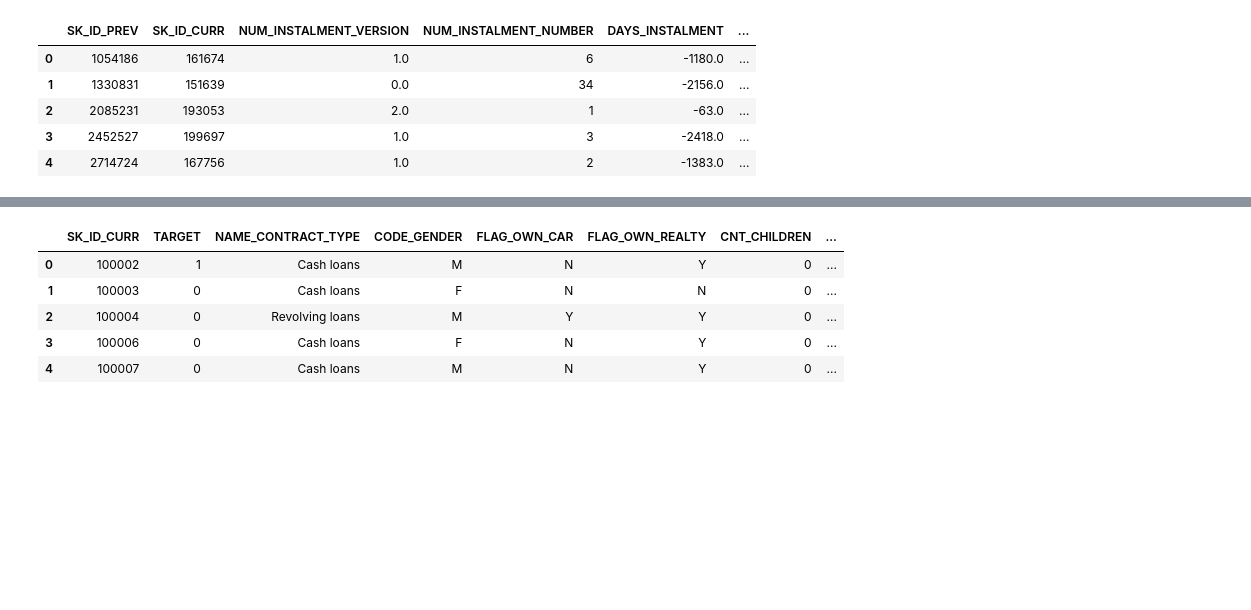
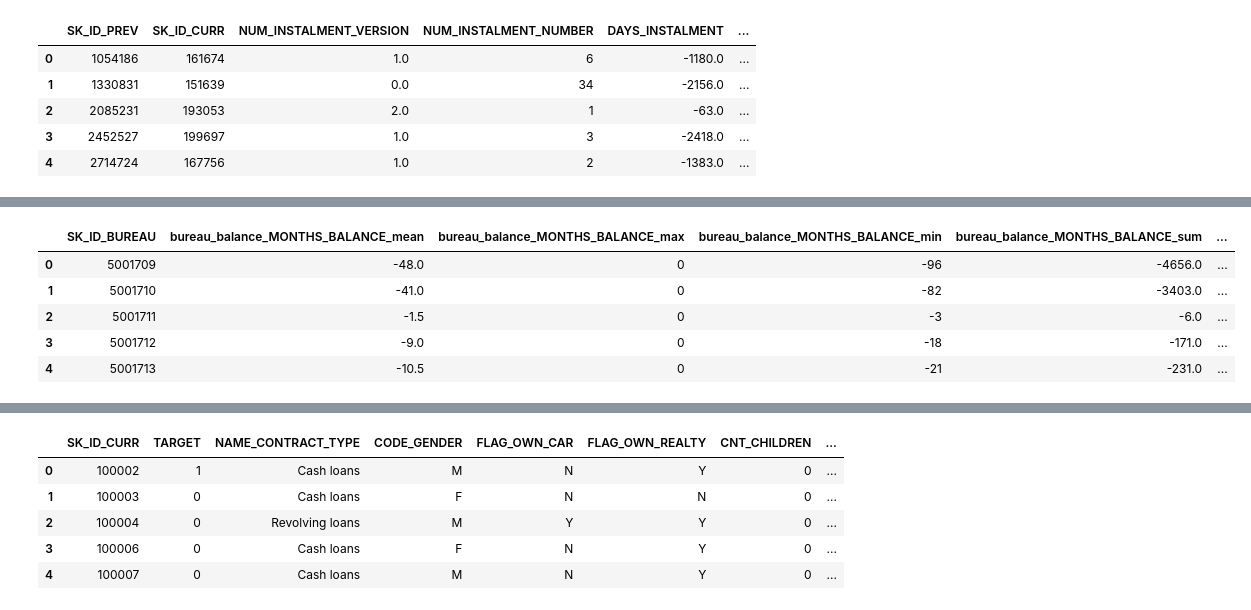
Before and after one commit to zahid1202/Credit_Default_Risk, a Jupyter notebook: Features_Engineering.ipynb, the cells around one changed output, grey strips where cells are left out. Saved outputs shown, nothing was run; the diff lists cells and outputs as text; code cells hidden in the pictures; blank space fills up the shorter version.

```diff
--- a/Features_Engineering.ipynb
+++ b/Features_Engineering.ipynb
@@ -225,6 +225,28 @@ class aggregator(object):
         aggregated_df.columns = column_names
         return aggregated_df
 
+    def categorical_aggregation(self,df, df_name,
+                            groupby_variable ="SK_ID_CURR",
+                            aggregation_functions = ["mean", "sum"] ):
+        # Creating dummies for object columns
+        categorical_dummies = pd.get_dummies(df.select_dtypes("object"))
+        # transferring group_by variable
+        categorical_dummies[groupby_variable ] = df[groupby_variable ]
+        # Grouping by
+        categorical_dummies_grouped = categorical_dummies.groupby(groupby_variable ).agg(aggregation_functions )
+
+        # Rename the column names after the dataframe
+
+        column_names =[]
+
+        for column_name in categorical_dummies_grouped.columns.levels[0]:
+            #if column_name != groupby_variable:
+            for estimator in categorical_dummies_grouped.columns.levels[1]:
+                column_names.append("%s_%s_%s" % (df_name , column_name, estimator))
+
+        categorical_dummies_grouped.columns = column_names
+        return categorical_dummies_grouped
+
     def target_correlation(self, df, target_column ="TARGET"):
         """
         df = dataframe
@@ -238,11 +260,13 @@ class aggregator(object):
                 correlation = df[target_column].corr(df[column])
                 correlations.append((column, correlation))
         # Sorting by absolute magnitude of correlations
-        correlations = sorted(correlations, key = lambda x: abs(x[1]), reverse = True)
+        correlations = sorted(correlations, key = lambda x: abs(x[1]), reverse = True)[:20]
 
         return correlations
 
     def merge (self, df1,df2, on ="SK_ID_CURR", how="left"):
         new_df = pd.merge(df1,df2, on = on, how = how)
         return new_df
+
+
 agg = aggregator()
@@ -249,2 +291,14 @@ agg = aggregator()
+# %%
+bureau_balance_aggregated = agg.numeric_aggregation(bureau_balance,
+                                                    "bureau_balance",
+                                               groupby_variable='SK_ID_BUREAU')
+bureau_balance_aggregated.head()
+# %% [output]
+|  | SK_ID_BUREAU | bureau_balance_MONTHS_BALANCE_mean | bureau_balance_MONTHS_BALANCE_max | bureau_balance_MONTHS_BALANCE_min | bureau_balance_MONTHS_BALANCE_sum | ... |
+| 0 | 5001709 | -48.0 | 0 | -96 | -4656.0 | ... |
+| 1 | 5001710 | -41.0 | 0 | -82 | -3403.0 | ... |
+| 2 | 5001711 | -1.5 | 0 | -3 | -6.0 | ... |
+| 3 | 5001712 | -9.0 | 0 | -18 | -171.0 | ... |
+| 4 | 5001713 | -10.5 | 0 | -21 | -231.0 | ... |
 # %%
 bureau_aggregated = agg.numeric_aggregation(bureau, "bureau")
```
Also changed, not shown: parts of 8 cells of this notebook.
